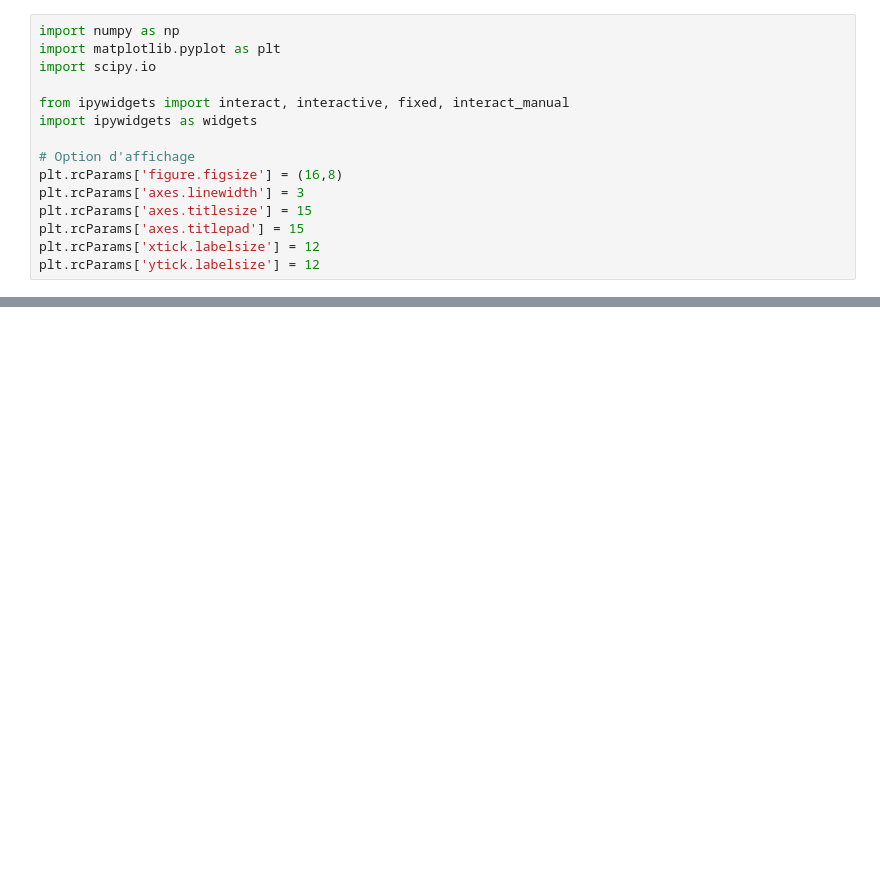
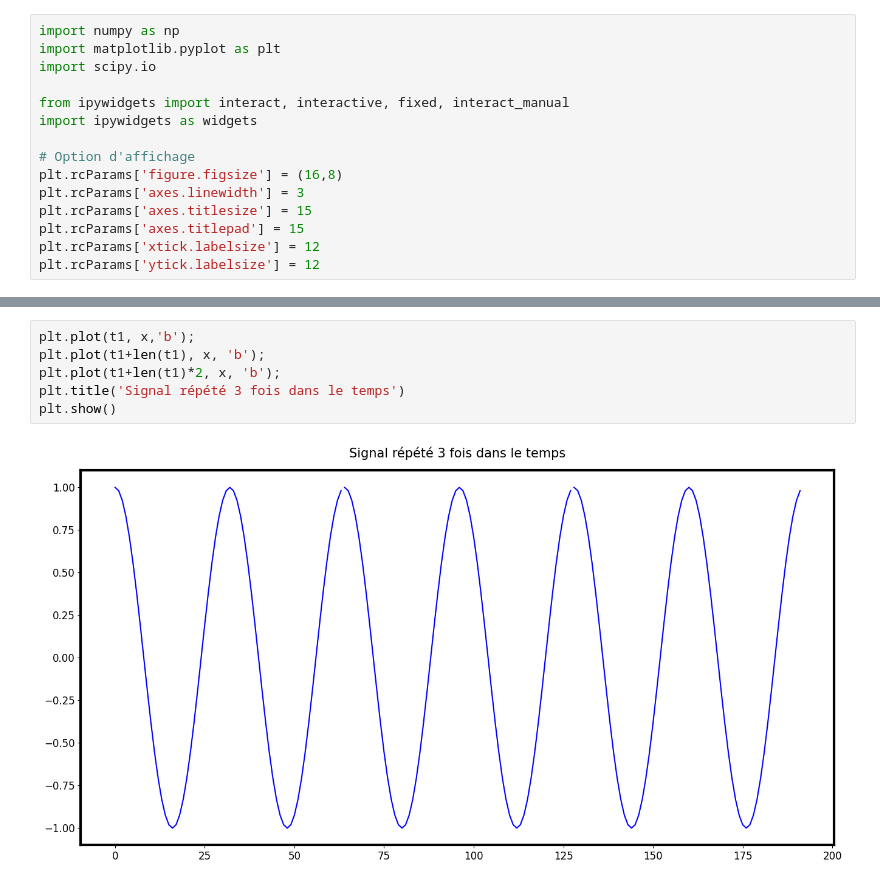
Before and after one commit to evaalonsoortiz/ELE8812-demos, a Jupyter notebook: Demos/Lesson 3/Leçon_3_Demo_sin.ipynb, the cells around one changed output, grey strips where cells are left out. Saved outputs shown, nothing was run; the diff lists cells and outputs as text; blank space fills up the shorter version.

```diff
--- a/Demos/Lesson 3/Leçon_3_Demo_sin.ipynb
+++ b/Demos/Lesson 3/Leçon_3_Demo_sin.ipynb
@@ -36,3 +44,11 @@ plt.show()
+# %%
+plt.plot(t1, x,'b');
+plt.plot(t1+len(t1), x, 'b');
+plt.plot(t1+len(t1)*2, x, 'b');
+plt.title('Signal répété 3 fois dans le temps')
+plt.show()
+# %% [output]
+[figure, added]
 # %%
 X = np.fft.fftshift(np.fft.fft(x))
 nu = np.arange(0,len(x))/len(x)
```
Also changed, not shown: parts of 13 cells of this notebook, 3 other files.
